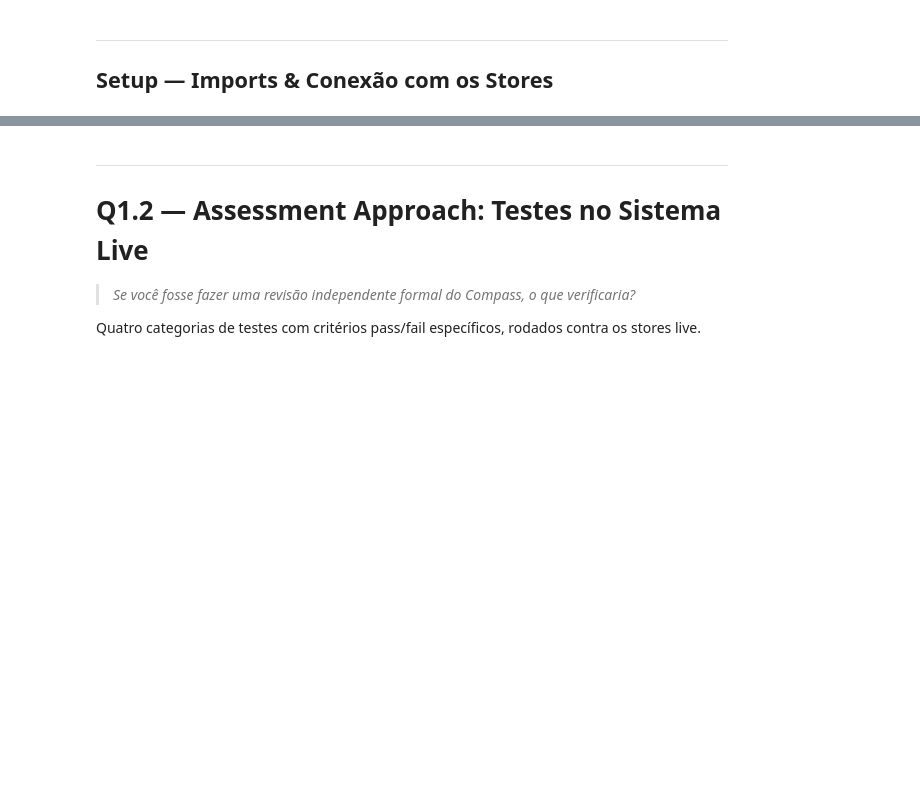
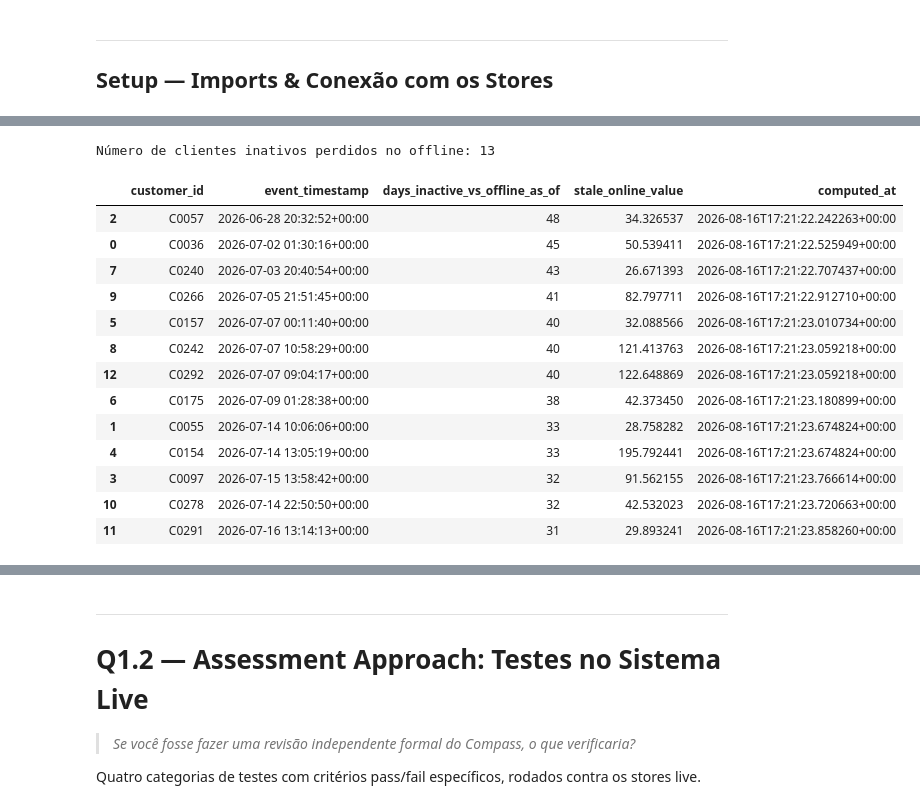
Before and after one commit to Cristiano2132/nubank-model-risk-business-case, a Jupyter notebook: business_case_answers.ipynb, the cells around one changed output, grey strips where cells are left out. Cells and saved outputs as stored; diff of their text form; code cells hidden in the pictures; blank space fills up the shorter version.

```diff
--- a/business_case_answers.ipynb
+++ b/business_case_answers.ipynb
@@ -240,0 +297,41 @@ plt.show()
+# %%
+# Isolar clientes presentes no online mas ausentes no offline (inativos)
+offline_customers = set(df_off_latest["customer_id"])
+online_customers = set(df_online["customer_id"])
+missing_customers = online_customers - offline_customers
+
+print(f"Número de clientes inativos perdidos no offline: {len(missing_customers)}\n")
+
+# Verificar a data da última transação no log completo para esses clientes
+df_txn_missing = df_txn[df_txn["customer_id"].isin(missing_customers)].copy()
+last_txn_per_missing = df_txn_missing.groupby("customer_id")["event_timestamp"].max().reset_index()
+
+# O pipeline offline calcula com base numa janela de 30 dias antes do as_of.
+# Vamos usar o as_of máximo no offline para ver há quantos dias estavam inativos.
+offline_as_of_max = pd.to_datetime(df_offline["as_of"], utc=True).max()
+last_txn_per_missing["event_timestamp"] = pd.to_datetime(last_txn_per_missing["event_timestamp"], utc=True)
+last_txn_per_missing["days_inactive_vs_offline_as_of"] = (offline_as_of_max - last_txn_per_missing["event_timestamp"]).dt.days
+
+# Buscar o valor 'stale' que ainda está servido no Online
+stale_online = df_online[df_online["customer_id"].isin(missing_customers)][["customer_id", "value", "computed_at"]].copy()
+stale_online.rename(columns={"value": "stale_online_value"}, inplace=True)
+
+# Juntar as informaçoes para exibir na tabela
+df_missing_analysis = last_txn_per_missing.merge(stale_online, on="customer_id")
+display(df_missing_analysis.sort_values("days_inactive_vs_offline_as_of", ascending=False).head(13))
+# %% [output]
+Número de clientes inativos perdidos no offline: 13
+|  | customer_id | event_timestamp | days_inactive_vs_offline_as_of | stale_online_value | computed_at |
+| 2 | C0057 | 2026-06-28 20:32:52+00:00 | 48 | 34.326537 | 2026-08-16T17:21:22.242263+00:00 |
+| 0 | C0036 | 2026-07-02 01:30:16+00:00 | 45 | 50.539411 | 2026-08-16T17:21:22.525949+00:00 |
+| 7 | C0240 | 2026-07-03 20:40:54+00:00 | 43 | 26.671393 | 2026-08-16T17:21:22.707437+00:00 |
+| 9 | C0266 | 2026-07-05 21:51:45+00:00 | 41 | 82.797711 | 2026-08-16T17:21:22.912710+00:00 |
+| 5 | C0157 | 2026-07-07 00:11:40+00:00 | 40 | 32.088566 | 2026-08-16T17:21:23.010734+00:00 |
+| 8 | C0242 | 2026-07-07 10:58:29+00:00 | 40 | 121.413763 | 2026-08-16T17:21:23.059218+00:00 |
+| 12 | C0292 | 2026-07-07 09:04:17+00:00 | 40 | 122.648869 | 2026-08-16T17:21:23.059218+00:00 |
+| 6 | C0175 | 2026-07-09 01:28:38+00:00 | 38 | 42.373450 | 2026-08-16T17:21:23.180899+00:00 |
+| 1 | C0055 | 2026-07-14 10:06:06+00:00 | 33 | 28.758282 | 2026-08-16T17:21:23.674824+00:00 |
+| 4 | C0154 | 2026-07-14 13:05:19+00:00 | 33 | 195.792441 | 2026-08-16T17:21:23.674824+00:00 |
+| 3 | C0097 | 2026-07-15 13:58:42+00:00 | 32 | 91.562155 | 2026-08-16T17:21:23.766614+00:00 |
+| 10 | C0278 | 2026-07-14 22:50:50+00:00 | 32 | 42.532023 | 2026-08-16T17:21:23.720663+00:00 |
+| 11 | C0291 | 2026-07-16 13:14:13+00:00 | 31 | 29.893241 | 2026-08-16T17:21:23.858260+00:00 |
```
Also changed, not shown: parts of 23 cells of this notebook.
